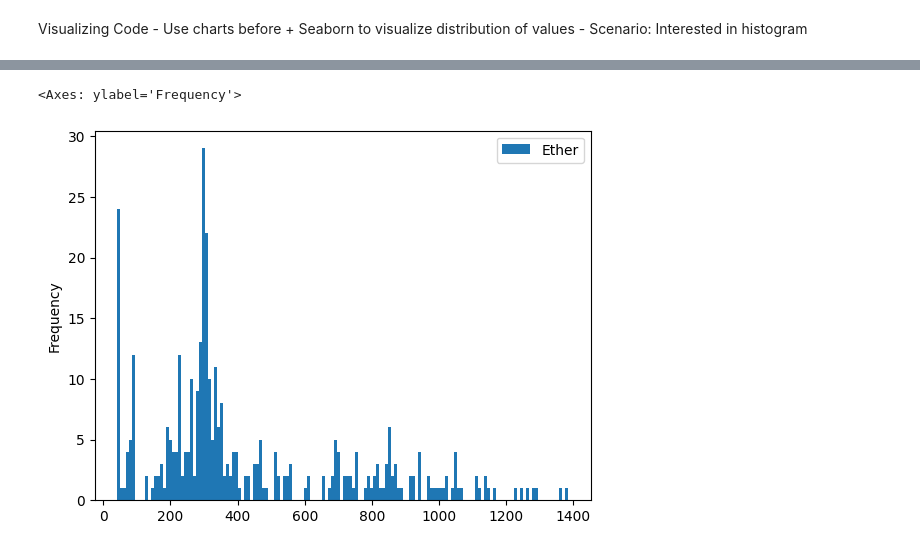
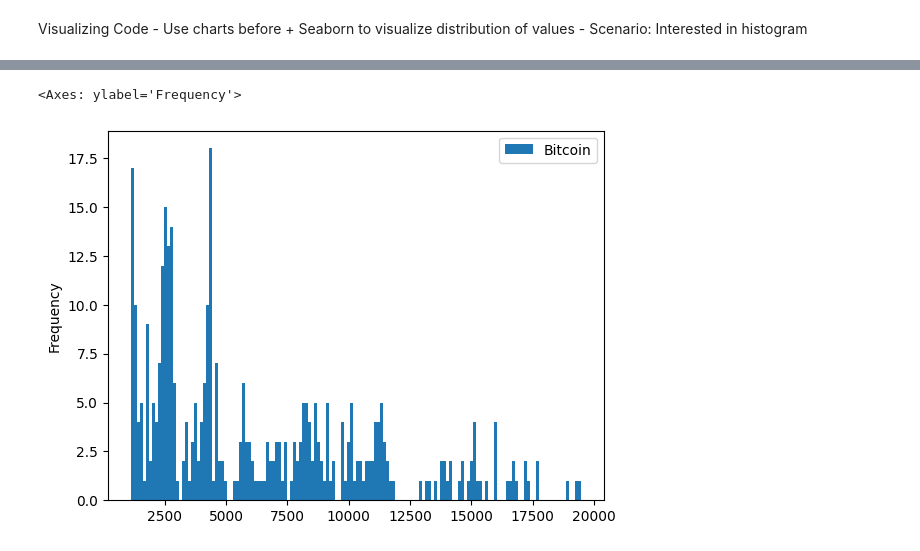
Before and after one commit to natalyalangford/DataAnalysisExercises, a Jupyter notebook: Data Cleaning/example.ipynb, the cells around one changed output, grey strips where cells are left out. Saved outputs shown, nothing was run; the diff lists cells and outputs as text; code cells hidden in the pictures.

```diff
--- a/Data Cleaning/example.ipynb
+++ b/Data Cleaning/example.ipynb
@@ -165,5 +176,5 @@ Visualizing Code
 # %%
-df_cleaned.plot(kind='hist', y='Ether', bins=150)
+df_cleaned.plot(kind='hist', y='Bitcoin', bins=150)
 # %% [output]
 <Axes: ylabel='Frequency'>
-[figure, old version]
+[figure, new version]
```
Also changed, not shown: parts of 16 cells of this notebook, 1 other file.
